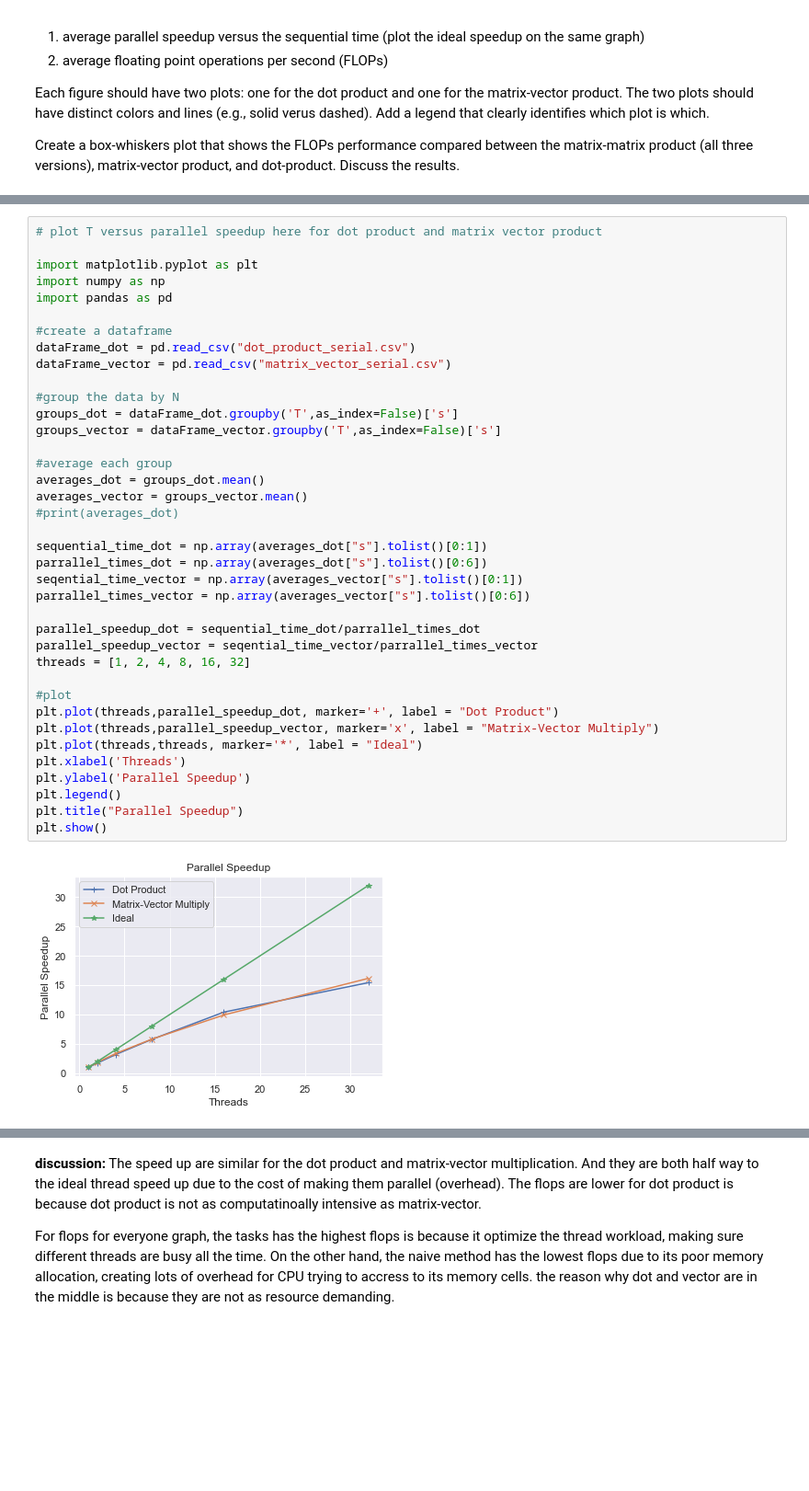
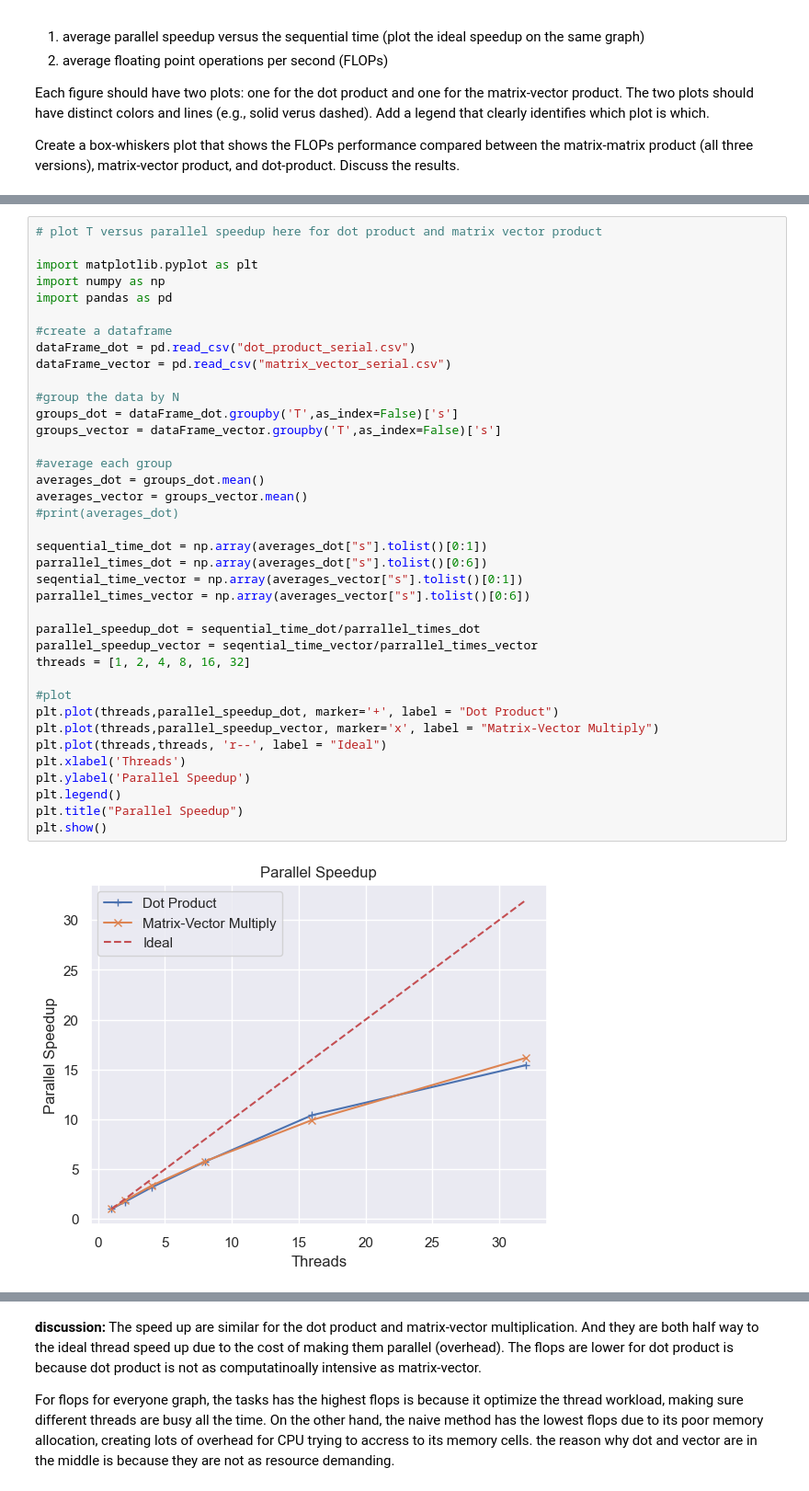
Before and after one commit to awwle6107/eecs569_assignment, a Jupyter notebook: hw2/hw02-submission-groupname.ipynb, the cells around one changed output, grey strips where cells are left out. Shown: that part at 92% size. Drawn from its saved outputs; the diff is of its cells as text; blank space fills up the shorter version.

```diff
--- a/hw2/hw02-submission-groupname.ipynb
+++ b/hw2/hw02-submission-groupname.ipynb
@@ -451,35 +449,35 @@ import pandas as pd
 dataFrame_dot = pd.read_csv("dot_product_serial.csv")
 dataFrame_vector = pd.read_csv("matrix_vector_serial.csv")
 
 #group the data by N
 groups_dot = dataFrame_dot.groupby('T',as_index=False)['s']
 groups_vector = dataFrame_vector.groupby('T',as_index=False)['s']
 
 #average each group
 averages_dot = groups_dot.mean()
 averages_vector = groups_vector.mean()
 #print(averages_dot)
 
 sequential_time_dot = np.array(averages_dot["s"].tolist()[0:1])
 parrallel_times_dot = np.array(averages_dot["s"].tolist()[0:6])
 seqential_time_vector = np.array(averages_vector["s"].tolist()[0:1])
 parrallel_times_vector = np.array(averages_vector["s"].tolist()[0:6])
 
 parallel_speedup_dot = sequential_time_dot/parrallel_times_dot
 parallel_speedup_vector = seqential_time_vector/parrallel_times_vector
 threads = [1, 2, 4, 8, 16, 32]
 
 #plot
 plt.plot(threads,parallel_speedup_dot, marker='+', label = "Dot Product")
 plt.plot(threads,parallel_speedup_vector, marker='x', label = "Matrix-Vector Multiply")
-plt.plot(threads,threads, marker='*', label = "Ideal")
+plt.plot(threads,threads, 'r--', label = "Ideal")
 plt.xlabel('Threads')
 plt.ylabel('Parallel Speedup')
 plt.legend()
 plt.title("Parallel Speedup")
 plt.show()
 # %% [output]
-[figure, old version]
+[figure, new version]
 # %%
 # plot T versus FLOPs here for dot product and matrix vector product
 
```
Also changed, not shown: parts of 18 cells of this notebook, 8 other files.
